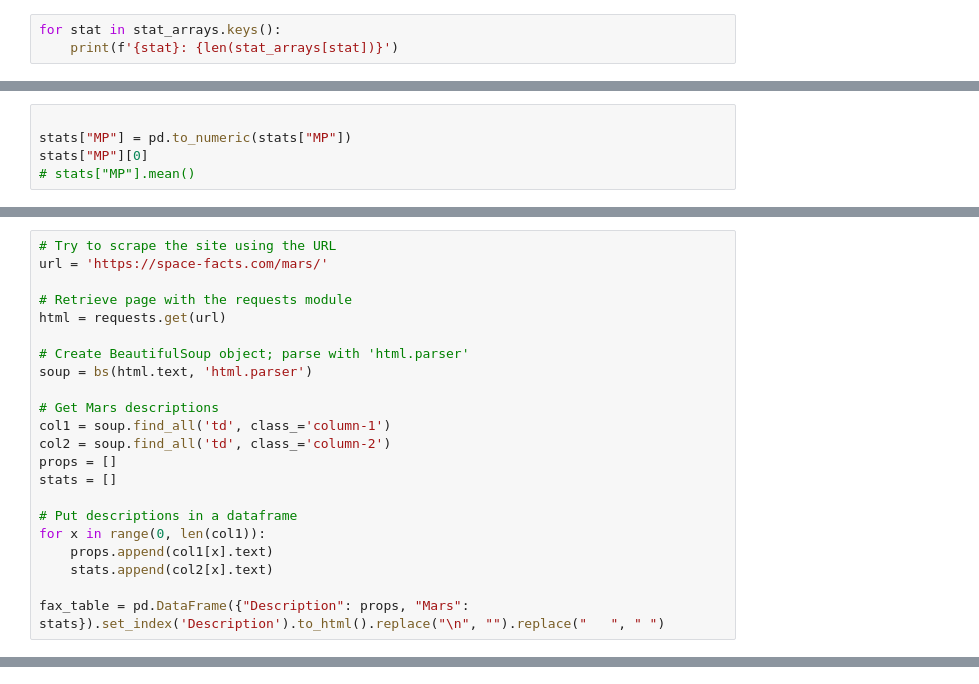
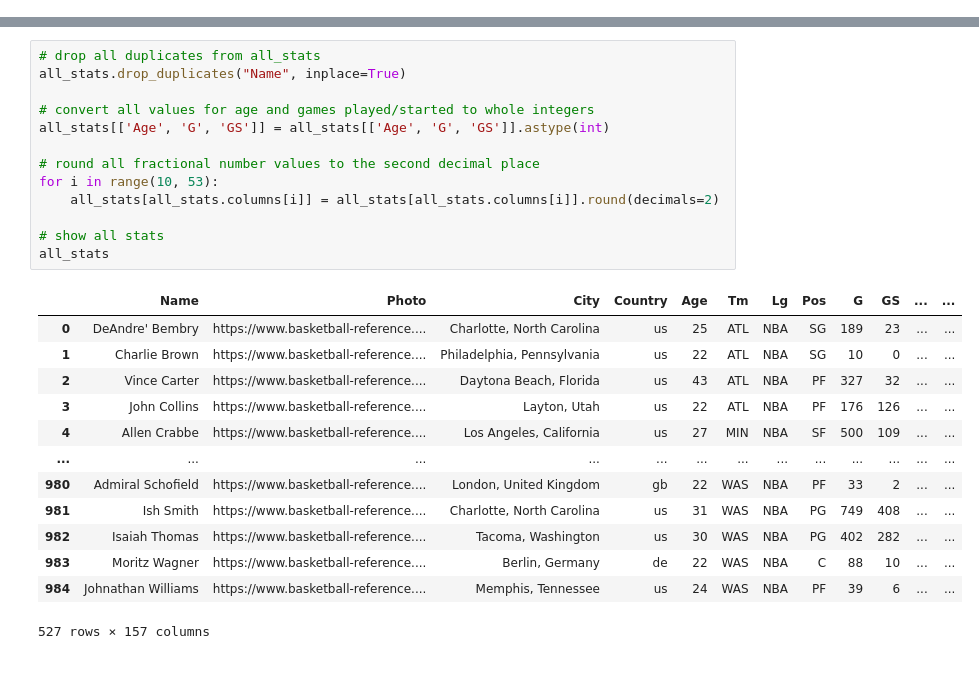
Before and after one commit to d-jenkins/Project_NBA, a Jupyter notebook: nbascrape.ipynb, the cells around one changed output, grey strips where cells are left out. Saved outputs shown, nothing was run; the diff lists cells and outputs as text.

Commit message:
perfect nba scrape

```diff
--- a/nbascrape.ipynb
+++ b/nbascrape.ipynb
@@ -297,3 +0,0 @@ stat_arrays
-# %%
-for stat in stat_arrays.keys():
-    print(f'{stat}: {len(stat_arrays[stat])}')
@@ -1062,5 +0,0 @@ ConnectionError: HTTPSConnectionPool(host='www.basketball-reference.com', port=4
-# %%
-
-stats["MP"] = pd.to_numeric(stats["MP"])
-stats["MP"][0]
-# stats["MP"].mean()
@@ -1146,22 +0,0 @@ us
-# %%
-# Try to scrape the site using the URL
-url = 'https://space-facts.com/mars/'
-
-# Retrieve page with the requests module
-html = requests.get(url)
-
-# Create BeautifulSoup object; parse with 'html.parser'
-soup = bs(html.text, 'html.parser')
-
-# Get Mars descriptions
-col1 = soup.find_all('td', class_='column-1')
-col2 = soup.find_all('td', class_='column-2')
-props = []
-stats = []
-
-# Put descriptions in a dataframe
-for x in range(0, len(col1)):
-    props.append(col1[x].text)
-    stats.append(col2[x].text)
-
-fax_table = pd.DataFrame({"Description": props, "Mars": stats}).set_index('Description').to_html().replace("\n", "").replace("   ", " ")
@@ -1229,0 +301,27 @@ mars
+# %%
+# drop all duplicates from all_stats
+all_stats.drop_duplicates("Name", inplace=True)
+
+# convert all values for age and games played/started to whole integers
+all_stats[['Age', 'G', 'GS']] = all_stats[['Age', 'G', 'GS']].astype(int)
+
+# round all fractional number values to the second decimal place
+for i in range(10, 53):
+    all_stats[all_stats.columns[i]] = all_stats[all_stats.columns[i]].round(decimals=2)
+
+# show all stats
+all_stats
+# %% [output]
+|  | Name | Photo | City | Country | Age | Tm | Lg | Pos | G | GS | ... | ... |
+| 0 | DeAndre' Bembry | https://www.basketball-reference.... | Charlotte, North Carolina | us | 25 | ATL | NBA | SG | 189 | 23 | ... | ... |
+| 1 | Charlie Brown | https://www.basketball-reference.... | Philadelphia, Pennsylvania | us | 22 | ATL | NBA | SG | 10 | 0 | ... | ... |
+| 2 | Vince Carter | https://www.basketball-reference.... | Daytona Beach, Florida | us | 43 | ATL | NBA | PF | 327 | 32 | ... | ... |
+| 3 | John Collins | https://www.basketball-reference.... | Layton, Utah | us | 22 | ATL | NBA | PF | 176 | 126 | ... | ... |
+| 4 | Allen Crabbe | https://www.basketball-reference.... | Los Angeles, California | us | 27 | MIN | NBA | SF | 500 | 109 | ... | ... |
+| ... | ... | ... | ... | ... | ... | ... | ... | ... | ... | ... | ... | ... |
+| 980 | Admiral Schofield | https://www.basketball-reference.... | London, United Kingdom | gb | 22 | WAS | NBA | PF | 33 | 2 | ... | ... |
+| 981 | Ish Smith | https://www.basketball-reference.... | Charlotte, North Carolina | us | 31 | WAS | NBA | PG | 749 | 408 | ... | ... |
+| 982 | Isaiah Thomas | https://www.basketball-reference.... | Tacoma, Washington | us | 30 | WAS | NBA | PG | 402 | 282 | ... | ... |
+| 983 | Moritz Wagner | https://www.basketball-reference.... | Berlin, Germany | de | 22 | WAS | NBA | C | 88 | 10 | ... | ... |
+| 984 | Johnathan Williams | https://www.basketball-reference.... | Memphis, Tennessee | us | 24 | WAS | NBA | PF | 39 | 6 | ... | ... |
+527 rows × 157 columns
```
Also changed, not shown: parts of 58 cells of this notebook.
